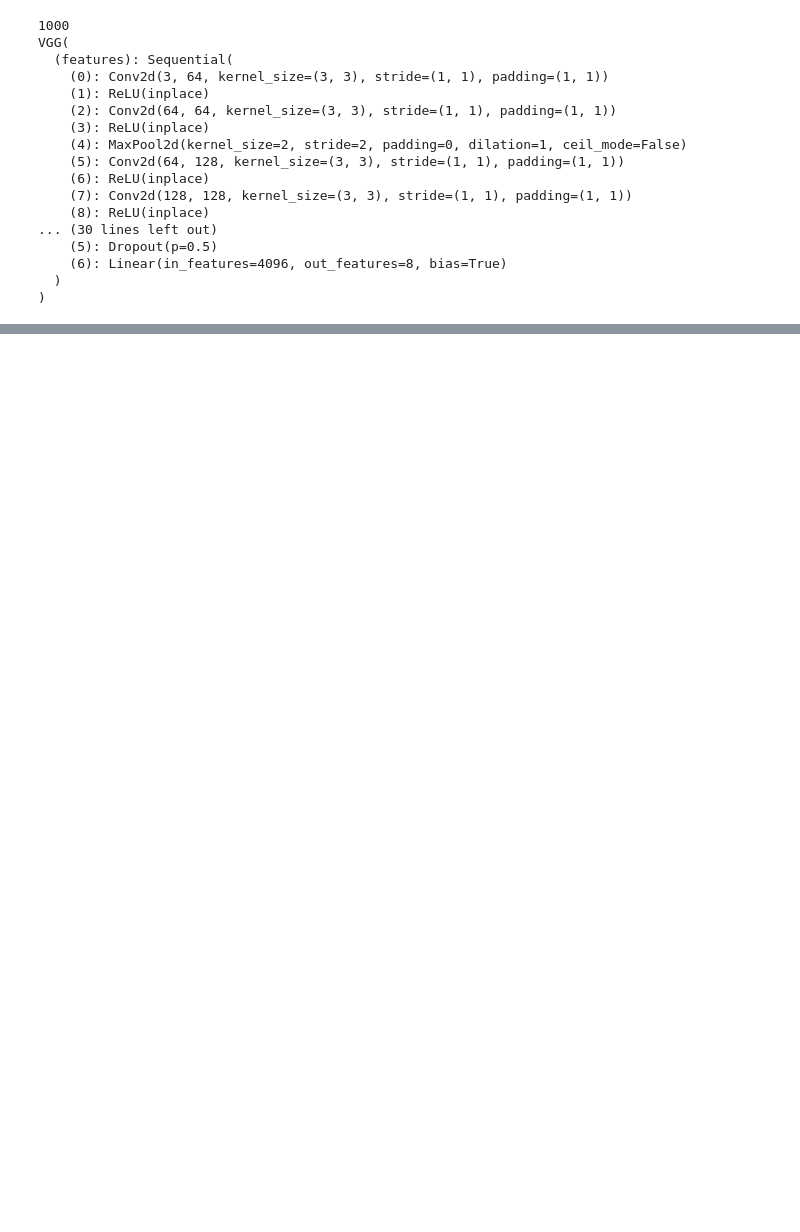
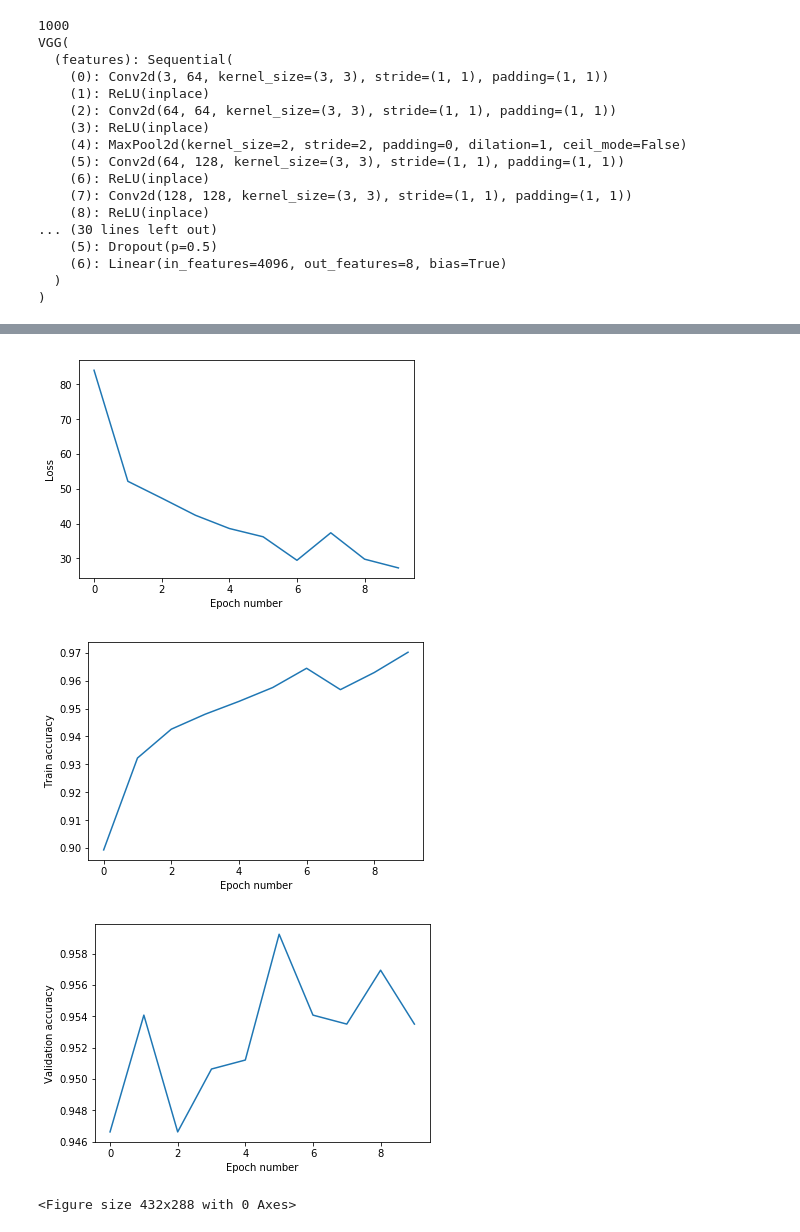
Before and after one commit to heidichen7/flooding, a Jupyter notebook: baseline/baseline-vgg-local-2.ipynb, the cells around one changed output, grey strips where cells are left out. Drawn from its saved outputs; the diff is of its cells as text; code cells hidden in the pictures; blank space fills up the shorter version.

```diff
--- a/baseline/baseline-vgg-local-2.ipynb
+++ b/baseline/baseline-vgg-local-2.ipynb
@@ -138,0 +161,25 @@ print (last_layer_weights['pollution_1'].shape)
+# %%
+# graph loss curve
+plt.plot(np.arange(10), loss_hist)
+plt.xlabel('Epoch number')
+plt.ylabel('Loss')
+plt.show()
+plt.savefig('loss_curve.png')
+
+#graph train accuracy
+plt.plot(np.arange(10), train_acc_hist)
+plt.xlabel('Epoch number')
+plt.ylabel('Train accuracy')
+plt.show()
+plt.savefig('train_acc_curve.png')
+
+plt.plot(np.arange(10), val_acc_hist)
+plt.xlabel('Epoch number')
+plt.ylabel('Validation accuracy')
+plt.show()
+plt.savefig('val_acc_curve.png')
+# %% [output]
+[figure, added]
+[figure, added]
+[figure, added]
+<Figure size 432x288 with 0 Axes>
```
Also changed, not shown: parts of 13 cells of this notebook, 2 other files.
